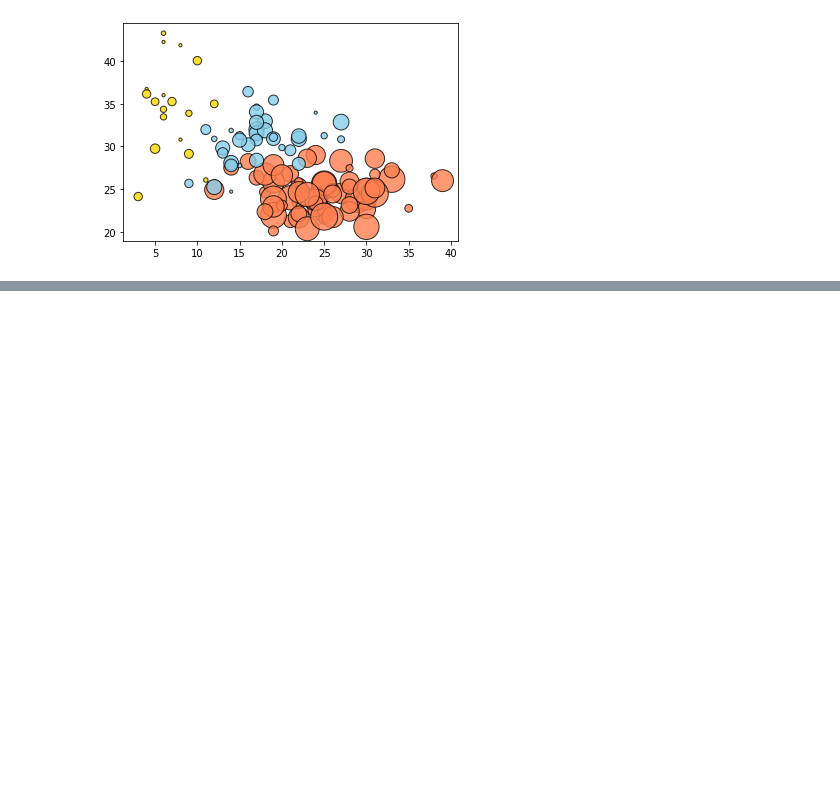
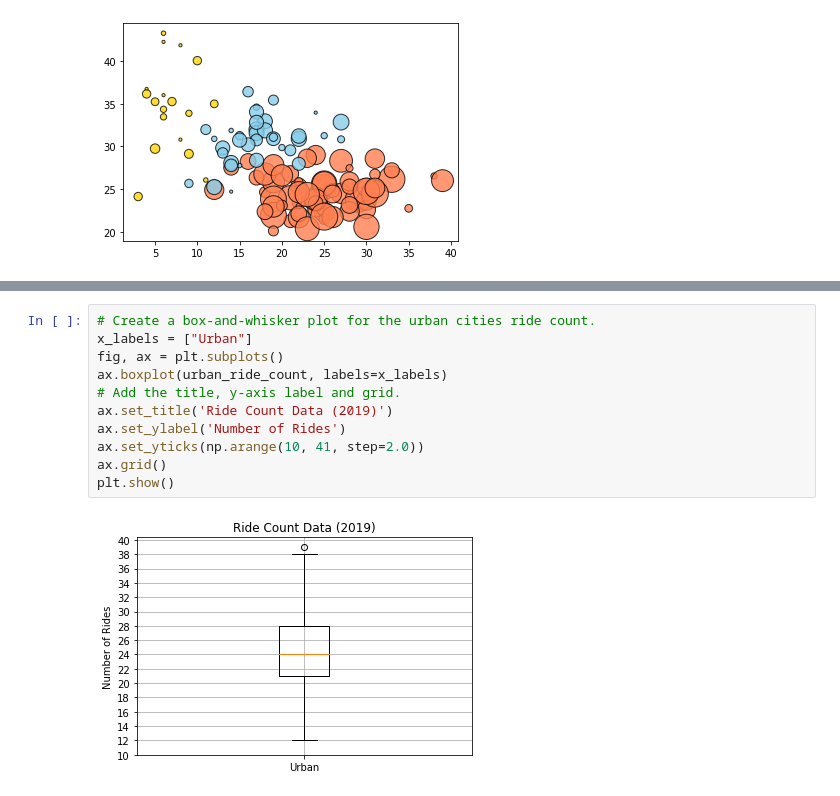
Before and after one commit to NassimNatA/PyBer_Analysis, a Jupyter notebook: PyBer_Analysis .ipynb, the cells around one changed output, grey strips where cells are left out. Saved outputs shown, nothing was run; the diff lists cells and outputs as text; blank space fills up the shorter version.

```diff
--- a/PyBer_Analysis .ipynb
+++ b/PyBer_Analysis .ipynb
@@ -322,0 +403,13 @@ Text(42, 35, 'Note: Circle size correlates with driver count per city.')
+# %%
+# Create a box-and-whisker plot for the urban cities ride count.
+x_labels = ["Urban"]
+fig, ax = plt.subplots()
+ax.boxplot(urban_ride_count, labels=x_labels)
+# Add the title, y-axis label and grid.
+ax.set_title('Ride Count Data (2019)')
+ax.set_ylabel('Number of Rides')
+ax.set_yticks(np.arange(10, 41, step=2.0))
+ax.grid()
+plt.show()
+# %% [output]
+[figure, added]
```
Also changed, not shown: parts of 14 cells of this notebook.
